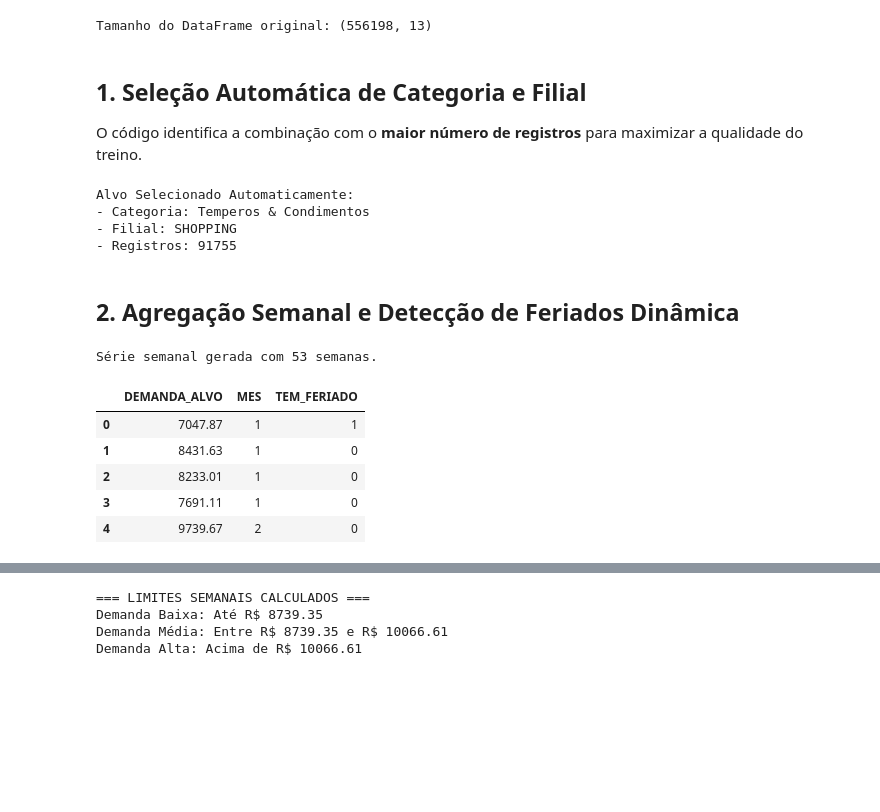
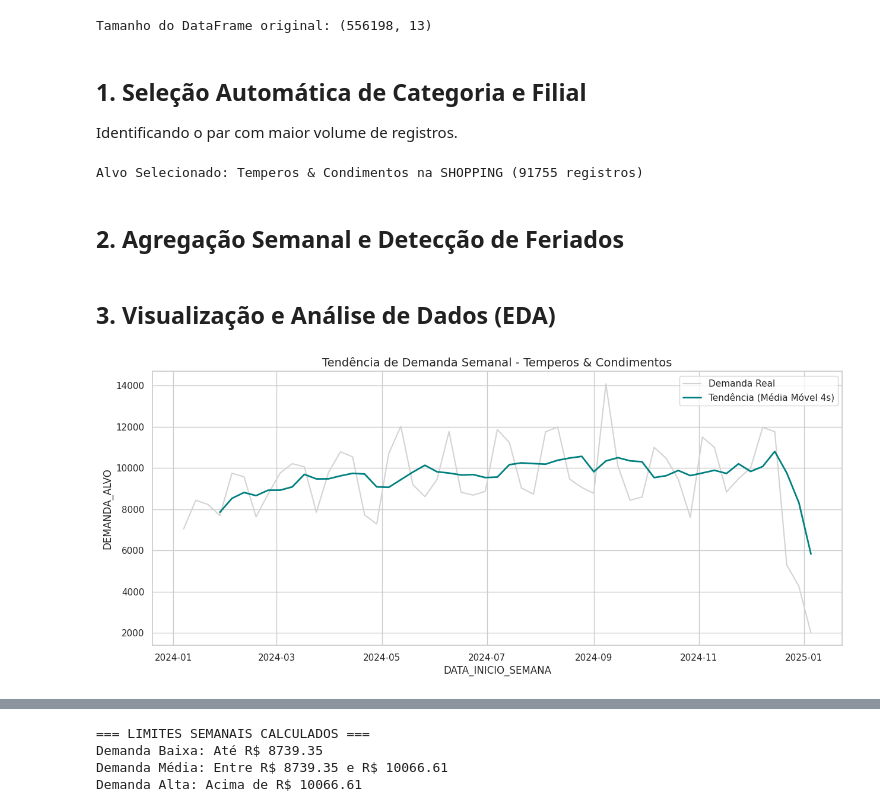
Before and after one commit to tiribsil/tdcc, a Jupyter notebook: t1/leitura_dados.ipynb, the cells around one changed output, grey strips where cells are left out. Saved outputs shown, nothing was run; the diff lists cells and outputs as text; code cells hidden in the pictures; blank space fills up the shorter version.

Commit message:
plots dos dados

```diff
--- a/t1/leitura_dados.ipynb
+++ b/t1/leitura_dados.ipynb
@@ -29,57 +29,47 @@ print(f"Tamanho do DataFrame original: {df.shape}")
 Tamanho do DataFrame original: (556198, 13)
 # %% [markdown]
 ## 1. Seleção Automática de Categoria e Filial
-O código identifica a combinação com o **maior número de registros** para maximizar a qualidade do treino.
+Identificando o par com maior volume de registros.
 # %%
-# Identificando o par Categoria/Filial com maior volume
 top_alvo = df.groupby(['CATEGORIA', 'FILIAL']).size().reset_index(name='CONTAGEM')
 top_alvo = top_alvo.sort_values(by='CONTAGEM', ascending=False).iloc[0]
 
 cat_alvo = top_alvo['CATEGORIA']
 filial_alvo = top_alvo['FILIAL']
 
-print(f"Alvo Selecionado Automaticamente:\n- Categoria: {cat_alvo}\n- Filial: {filial_alvo}\n- Registros: {top_alvo['CONTAGEM']}")
+print(f"Alvo Selecionado: {cat_alvo} na {filial_alvo} ({top_alvo['CONTAGEM']} registros)")
 
-# Filtragem Dinâmica
 df_filtrado = df[(df['CATEGORIA'] == cat_alvo) & (df['FILIAL'] == filial_alvo)].copy()
 # %% [output]
-Alvo Selecionado Automaticamente:
-- Categoria: Temperos & Condimentos
-- Filial: SHOPPING
-- Registros: 91755
+Alvo Selecionado: Temperos & Condimentos na SHOPPING (91755 registros)
 # %% [markdown]
-## 2. Agregação Semanal e Detecção de Feriados Dinâmica
+## 2. Agregação Semanal e Detecção de Feriados
 # %%
-# Agregação Semanal
 df_semanal = df_filtrado.set_index('DATA_ATEND').resample('W')['FATUR_VENDA'].sum().reset_index()
 df_semanal.columns = ['DATA_INICIO_SEMANA', 'DEMANDA_ALVO']
 
-# Configuração do calendário de feriados do Brasil
 br_holidays = holidays.Brazil()
 
-def verificar_feriado_robusto(row):
+def verificar_feriado(row):
     data_fim = row['DATA_INICIO_SEMANA']
-    data_ini = data_fim - pd.Timedelta(days=6)
-    # Gera todos os dias da semana e verifica se algum é feriado no Brasil
-    periodo = pd.date_range(start=data_ini, end=data_fim)
+    periodo = pd.date_range(start=data_fim - pd.Timedelta(days=6), end=data_fim)
     for data in periodo:
-        if data in br_holidays:
-            return 1
+        if data in br_holidays: return 1
     return 0
 
 df_semanal['MES'] = df_semanal['DATA_INICIO_SEMANA'].dt.month
-df_semanal['TEM_FERIADO'] = df_semanal.apply(verificar_feriado_robusto, axis=1)
-
-# Dataset Final para Treinamento (Removendo a data)
-dataset_treino = df_semanal.drop(columns=['DATA_INICIO_SEMANA'])
-
-print(f"Série semanal gerada com {df_semanal.shape[0]} semanas.")
-dataset_treino.head()
+df_semanal['TEM_FERIADO'] = df_semanal.apply(verificar_feriado, axis=1)
-# %% [output]
-Série semanal gerada com 53 semanas.
-|  | DEMANDA_ALVO | MES | TEM_FERIADO |
-| 0 | 7047.87 | 1 | 1 |
-| 1 | 8431.63 | 1 | 0 |
-| 2 | 8233.01 | 1 | 0 |
-| 3 | 7691.11 | 1 | 0 |
-| 4 | 9739.67 | 2 | 0 |
+# %% [markdown]
+## 3. Visualização e Análise de Dados (EDA)
+# %%
+# A. Série Temporal e Tendência (Média Móvel de 4 semanas)
+df_semanal['TENDENCIA'] = df_semanal['DEMANDA_ALVO'].rolling(window=4).mean()
+
+plt.figure(figsize=(15, 6))
+sns.lineplot(data=df_semanal, x='DATA_INICIO_SEMANA', y='DEMANDA_ALVO', label='Demanda Real', color='lightgrey')
+sns.lineplot(data=df_semanal, x='DATA_INICIO_SEMANA', y='TENDENCIA', label='Tendência (Média Móvel 4s)', color='teal', linewidth=2)
+plt.title(f'Tendência de Demanda Semanal - {cat_alvo}', fontsize=14)
+plt.legend()
+plt.show()
+# %% [output]
+[figure, added]
```
Also changed, not shown: parts of 6 cells of this notebook.
